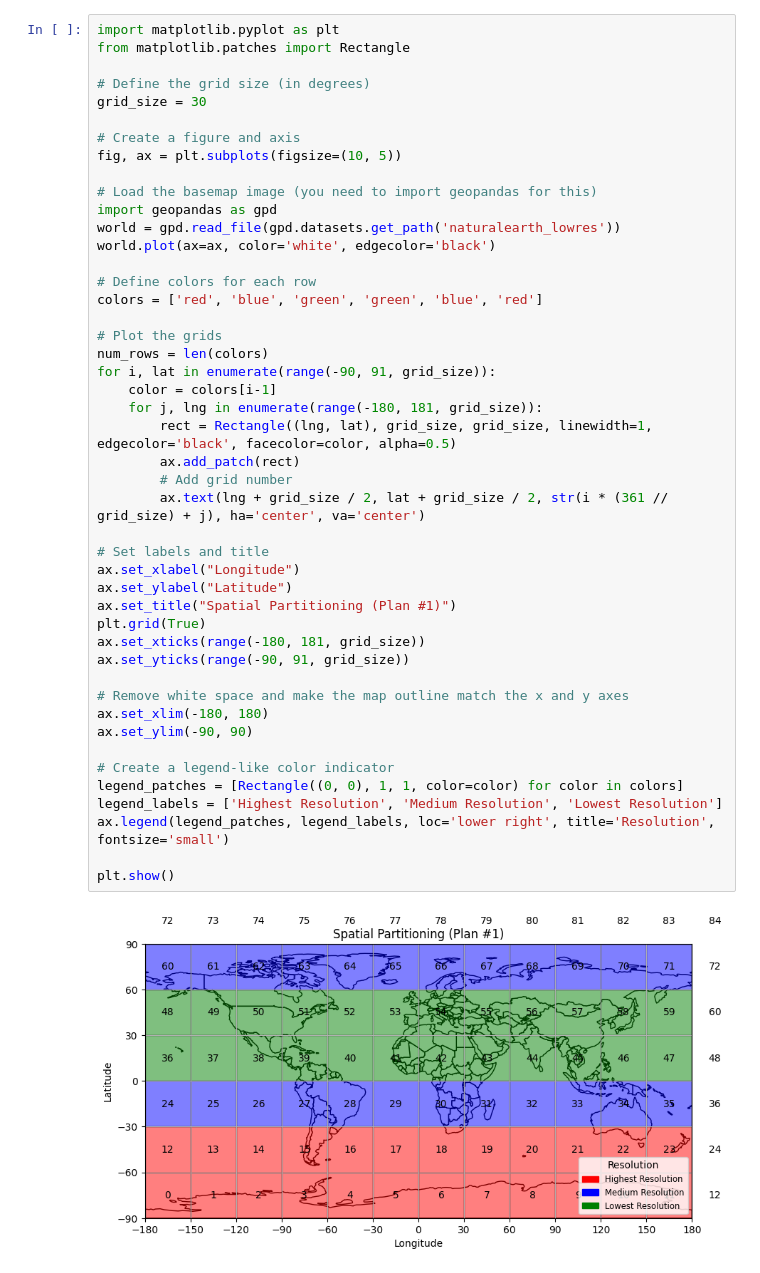
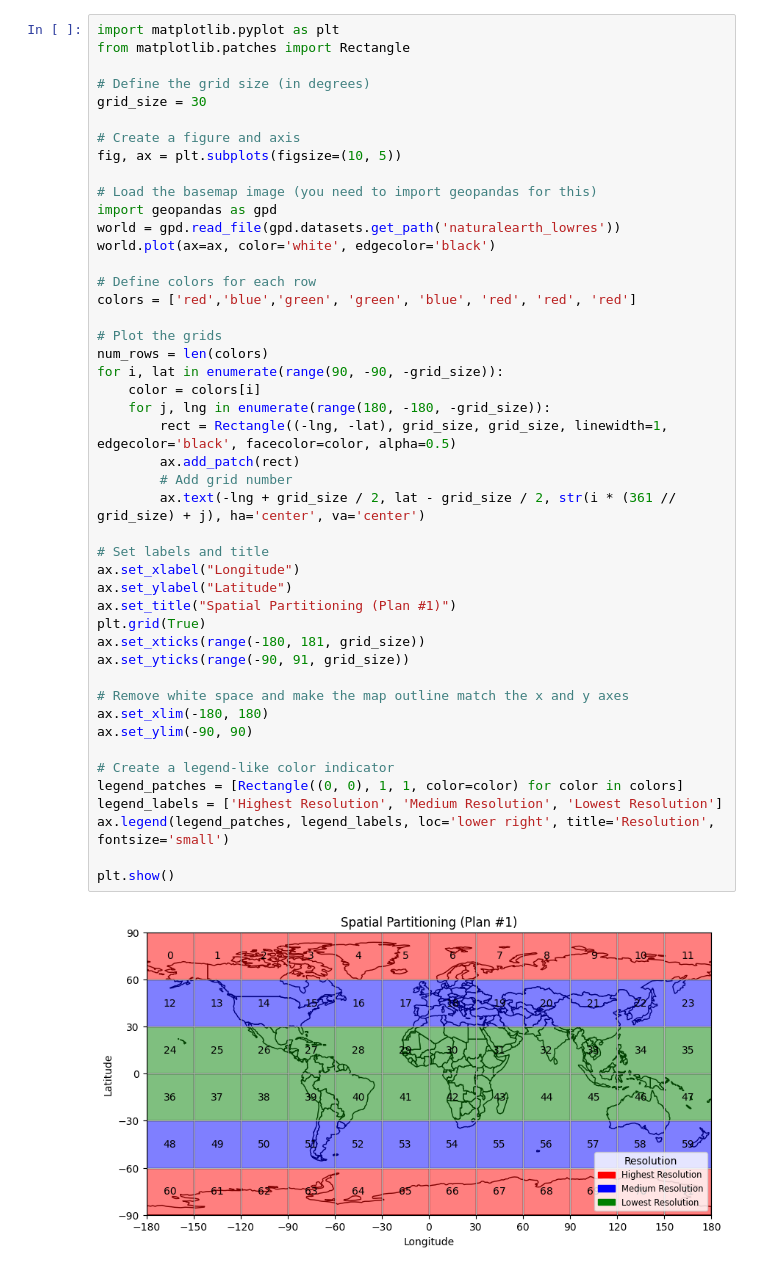
Before and after one commit to iharp2/iHARPVFullStack, a Jupyter notebook: data/Spatial_Partitioning_iHARPV.ipynb, the cells around one changed output. Cells and saved outputs as stored; diff of their text form.

```diff
--- a/data/Spatial_Partitioning_iHARPV.ipynb
+++ b/data/Spatial_Partitioning_iHARPV.ipynb
@@ -12,37 +14,37 @@ fig, ax = plt.subplots(figsize=(10, 5))
 import geopandas as gpd
 world = gpd.read_file(gpd.datasets.get_path('naturalearth_lowres'))
 world.plot(ax=ax, color='white', edgecolor='black')
 
 # Define colors for each row
-colors = ['red', 'blue', 'green', 'green', 'blue', 'red']
+colors = ['red','blue','green', 'green', 'blue', 'red', 'red', 'red']
 
 # Plot the grids
 num_rows = len(colors)
-for i, lat in enumerate(range(-90, 91, grid_size)):
-    color = colors[i-1]
-    for j, lng in enumerate(range(-180, 181, grid_size)):
-        rect = Rectangle((lng, lat), grid_size, grid_size, linewidth=1, edgecolor='black', facecolor=color, alpha=0.5)
+for i, lat in enumerate(range(90, -90, -grid_size)):
+    color = colors[i]
+    for j, lng in enumerate(range(180, -180, -grid_size)):
+        rect = Rectangle((-lng, -lat), grid_size, grid_size, linewidth=1, edgecolor='black', facecolor=color, alpha=0.5)
         ax.add_patch(rect)
         # Add grid number
-        ax.text(lng + grid_size / 2, lat + grid_size / 2, str(i * (361 // grid_size) + j), ha='center', va='center')
+        ax.text(-lng + grid_size / 2, lat - grid_size / 2, str(i * (361 // grid_size) + j), ha='center', va='center')
 
 # Set labels and title
 ax.set_xlabel("Longitude")
 ax.set_ylabel("Latitude")
 ax.set_title("Spatial Partitioning (Plan #1)")
 plt.grid(True)
 ax.set_xticks(range(-180, 181, grid_size))
 ax.set_yticks(range(-90, 91, grid_size))
 
 # Remove white space and make the map outline match the x and y axes
 ax.set_xlim(-180, 180)
 ax.set_ylim(-90, 90)
 
 # Create a legend-like color indicator
 legend_patches = [Rectangle((0, 0), 1, 1, color=color) for color in colors]
 legend_labels = ['Highest Resolution', 'Medium Resolution', 'Lowest Resolution']
 ax.legend(legend_patches, legend_labels, loc='lower right', title='Resolution', fontsize='small')
 
 plt.show()
 # %% [output]
-[figure, old version]
+[figure, new version]
```
Also changed, not shown: parts of 4 cells of this notebook, 17 other files.
